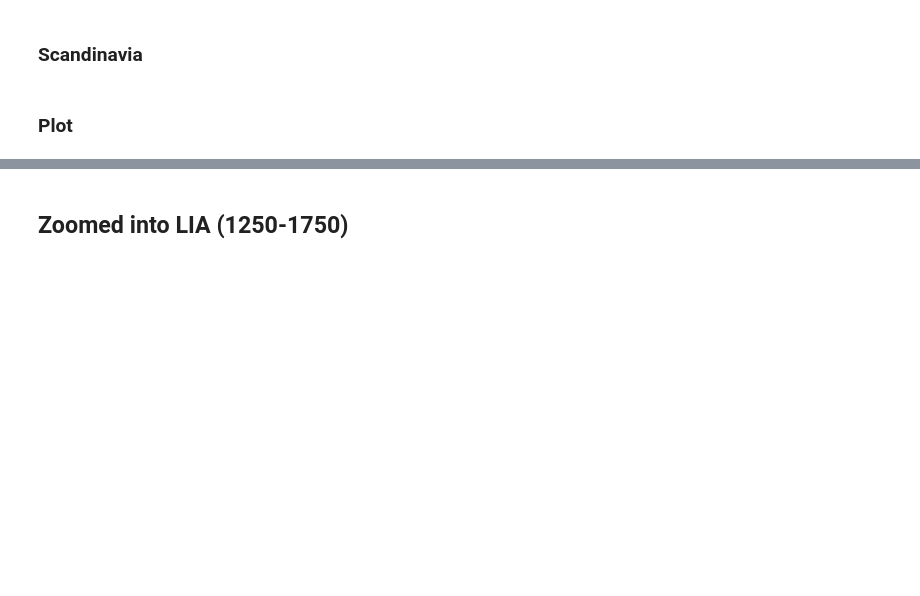
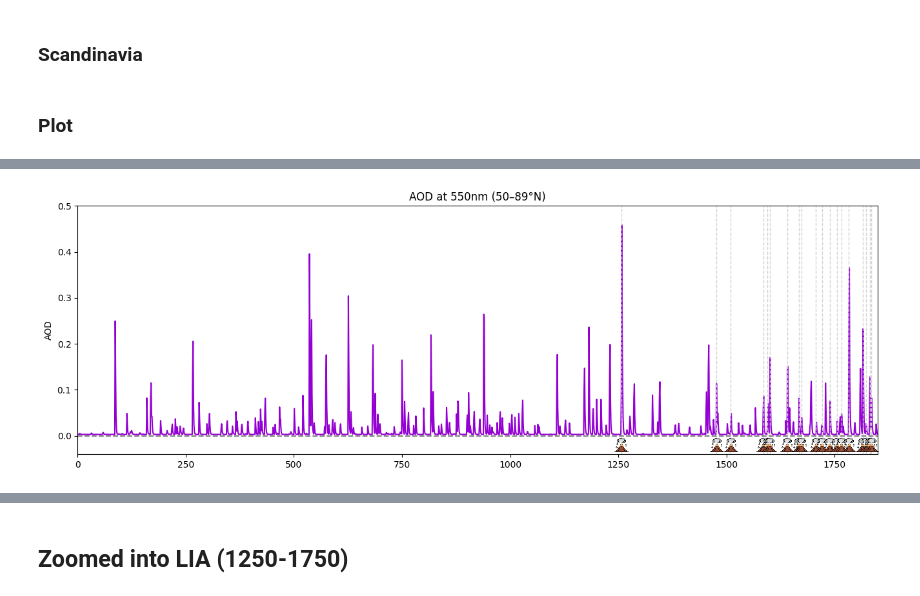
Before and after one commit to EliHHogemo/lia, a Jupyter notebook: Scandi_temp.ipynb, the cells around one changed output, grey strips where cells are left out. Saved outputs shown, nothing was run; the diff lists cells and outputs as text; code cells hidden in the pictures; blank space fills up the shorter version.

```diff
--- a/Scandi_temp.ipynb
+++ b/Scandi_temp.ipynb
@@ -366,0 +419,34 @@ plt.show()
+# %%
+aod = xr.open_dataset('/nird/datalake/NS1004K/elihho/eVolv2k_v3_EVA_AOD_-500_1900_1_ym.nc')
+
+lat = aod['lat']
+weights = np.cos(np.deg2rad(lat))
+
+scand_aod = aod['aod550'].sel(lat=scand_lat).weighted(weights).mean(dim='lat')
+# %%
+scand_aod_1250_1850 = scand_aod.sel(time = slice(0., 1850.))
+
+volcano = [1257, 1477, 1510, 1585, 1595, 1600, 1640, 1667, 1673, 1707, 1721, 1739, 1755, 1766, 1783, 1815, 1822, 1831, 1835]
+
+volcano_img = mpimg.imread("volcano.png")
+volcano_icon = OffsetImage(volcano_img, zoom=0.03)
+
+fig, ax = plt.subplots(figsize=(16,5))
+
+x = scand_aod_1250_1850['time'].values
+y = scand_aod_1250_1850.values
+ax.plot(x, y, color='darkviolet', label='echam6 all forcing')
+
+for vt in volcano:
+    ax.axvline(vt, color='lightgray', linestyle='--', linewidth=1)
+    ab = AnnotationBbox(volcano_icon, (vt, -0.02), frameon=False, box_alignment=(0.5, 0.5))
+    ax.add_artist(ab)
+
+ax.axhline(0, linestyle='--', color='gray')
+ax.set_ylim(-0.04, 0.5)
+ax.set_xlim(0, 1850)
+ax.set_ylabel('AOD')
+ax.set_title('AOD at 550nm (50–89°N)')
+plt.show()
+# %% [output]
+[figure, added]
```
Also changed, not shown: parts of 7 cells of this notebook.
